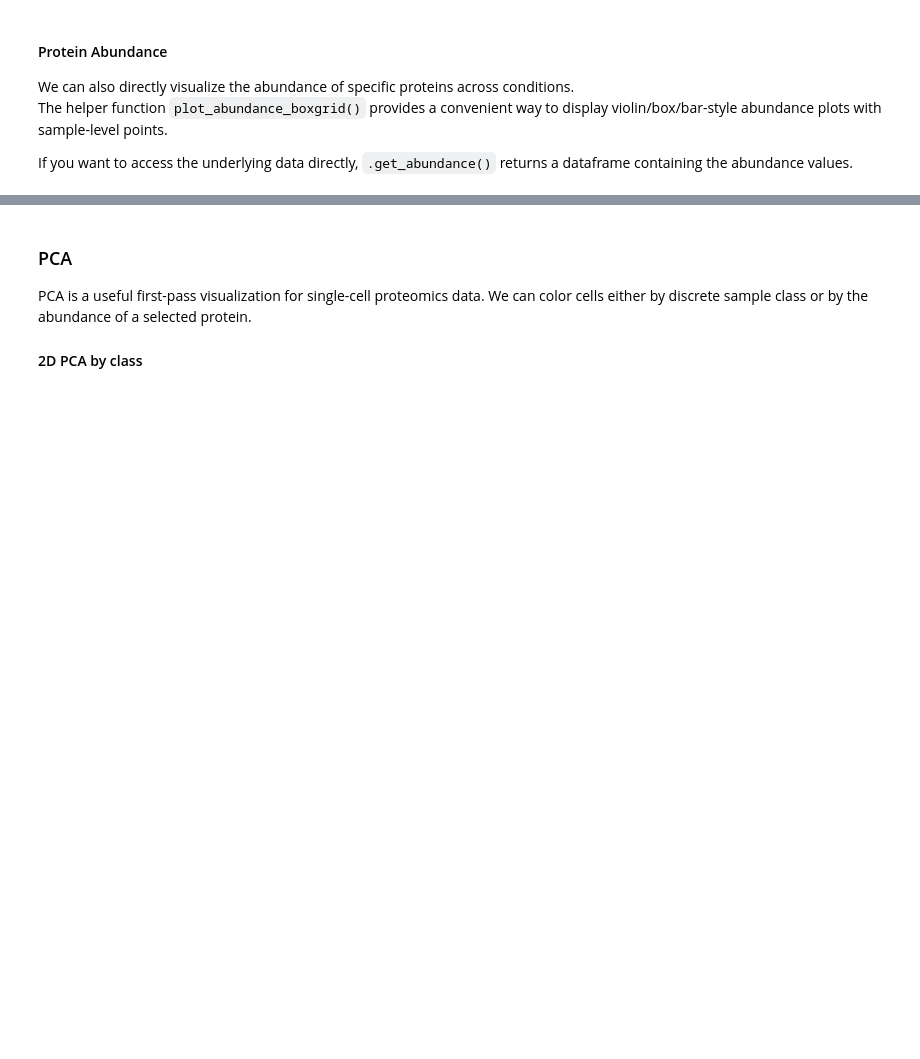
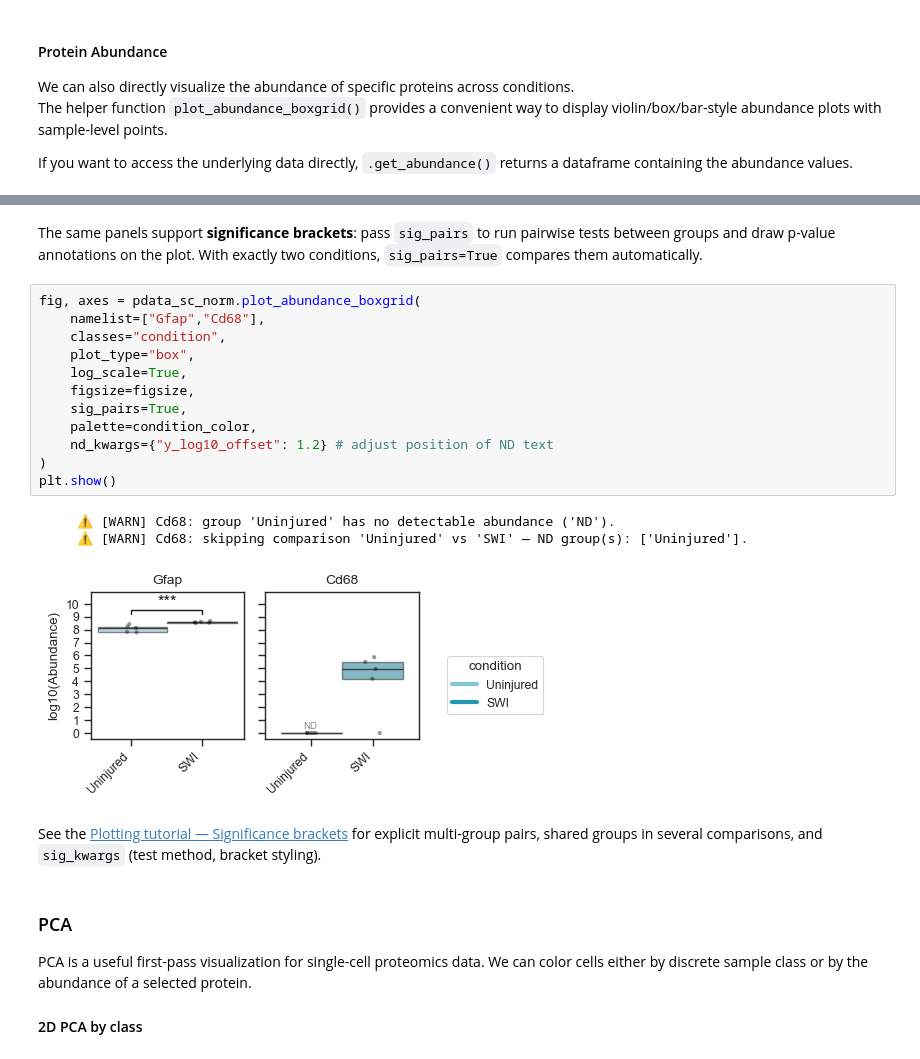
Before and after one commit to gnaprs/scpviz, a Jupyter notebook: docs/tutorials/single_cell.ipynb, the cells around one changed output, grey strips where cells are left out. Cells and saved outputs as stored; diff of their text form; blank space fills up the shorter version.

```diff
--- a/docs/tutorials/single_cell.ipynb
+++ b/docs/tutorials/single_cell.ipynb
@@ -443,3 +452,23 @@ plt.show()
+# %% [markdown]
+The same panels support **significance brackets**: pass `sig_pairs` to run pairwise tests between groups and draw p-value annotations on the plot. With exactly two conditions, `sig_pairs=True` compares them automatically.
+# %%
+fig, axes = pdata_sc_norm.plot_abundance_boxgrid(
+    namelist=["Gfap","Cd68"],
+    classes="condition",
+    plot_type="box",
+    log_scale=True,
+    figsize=figsize,
+    sig_pairs=True,
+    palette=condition_color,
+    nd_kwargs={"y_log10_offset": 1.2} # adjust position of ND text
+)
+plt.show()
+# %% [output]
+     ⚠️ [WARN] Cd68: group 'Uninjured' has no detectable abundance ('ND').
+     ⚠️ [WARN] Cd68: skipping comparison 'Uninjured' vs 'SWI' — ND group(s): ['Uninjured'].
+[figure, added]
+# %% [markdown]
+See the [Plotting tutorial — Significance brackets](plotting.md#significance-brackets) for explicit multi-group pairs, shared groups in several comparisons, and `sig_kwargs` (test method, bracket styling).
 # %% [markdown]
 ### PCA
 
```
Also changed, not shown: parts of 3 cells of this notebook, 11 other files.
